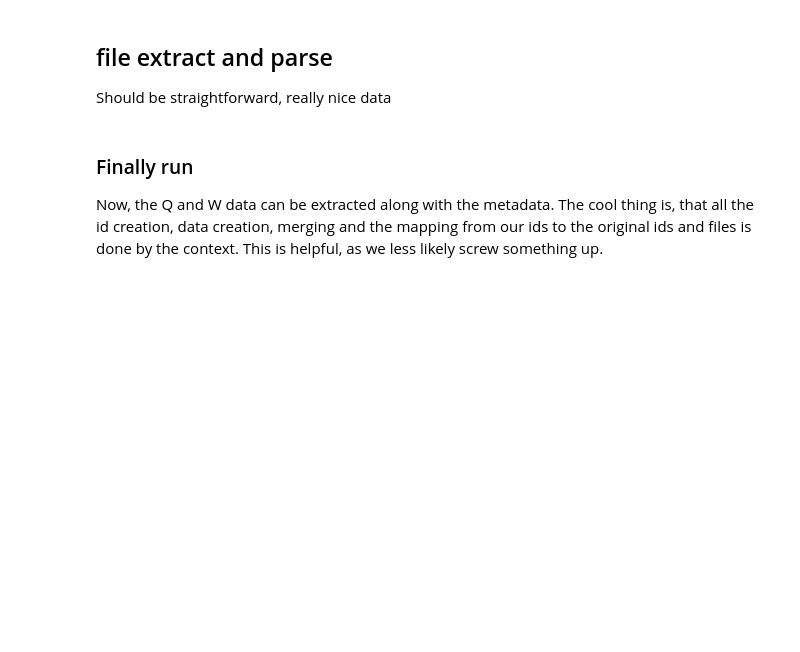
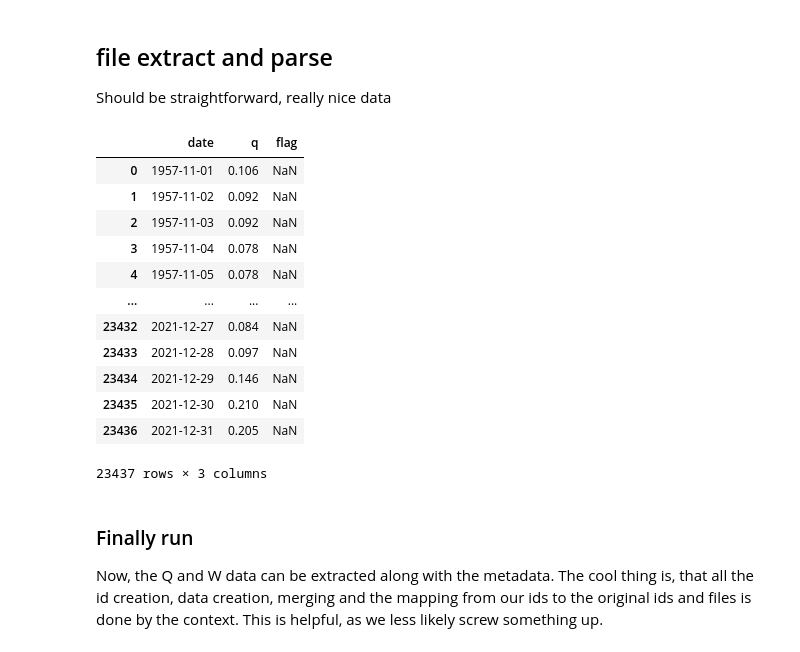
Before and after one commit to CAMELS-DE/camelsp, a Jupyter notebook: scripts/preprocess_de7.ipynb, the cells around one changed output. Cells and saved outputs as stored; diff of their text form; code cells hidden in the pictures; blank space fills up the shorter version.

```diff
--- a/scripts/preprocess_de7.ipynb
+++ b/scripts/preprocess_de7.ipynb
@@ -55,24 +71,38 @@ Should be straightforward, really nice data
 # %%
 def extract_file(nr: Union[int, str], variable: str, input_path: str) -> pd.DataFrame:
 
     # build the path to the correct subfolder:
     path = os.path.join(input_path, variable, f"{nr}_{variable.upper()}.txt")
 
     # check file
     if not os.path.exists(path):
         return pd.DataFrame(columns=['date', variable.lower(), 'flag'])
 
     # read
     raw = pd.read_csv(path, skiprows=4, encoding='latin1', sep=' ', header=None)
     return pd.DataFrame({
         'date': [dt.strptime(str(_)[:8], '%Y%m%d') for _ in raw.iloc[:, 0]],
         variable.lower(): raw.iloc[:, 1],
         'flag': np.nan
     })
 
     return raw
 
-extract_file(42, 'q', BASE)
+extract_file(41980355, 'q', BASE)
+# %% [output]
+|  | date | q | flag |
+| 0 | 1957-11-01 | 0.106 | NaN |
+| 1 | 1957-11-02 | 0.092 | NaN |
+| 2 | 1957-11-03 | 0.092 | NaN |
+| 3 | 1957-11-04 | 0.078 | NaN |
+| 4 | 1957-11-05 | 0.078 | NaN |
+| ... | ... | ... | ... |
+| 23432 | 2021-12-27 | 0.084 | NaN |
+| 23433 | 2021-12-28 | 0.097 | NaN |
+| 23434 | 2021-12-29 | 0.146 | NaN |
+| 23435 | 2021-12-30 | 0.210 | NaN |
+| 23436 | 2021-12-31 | 0.205 | NaN |
+23437 rows × 3 columns
 # %% [markdown]
 ### Finally run
 
```
Also changed, not shown: parts of 3 cells of this notebook, 12 other files.
